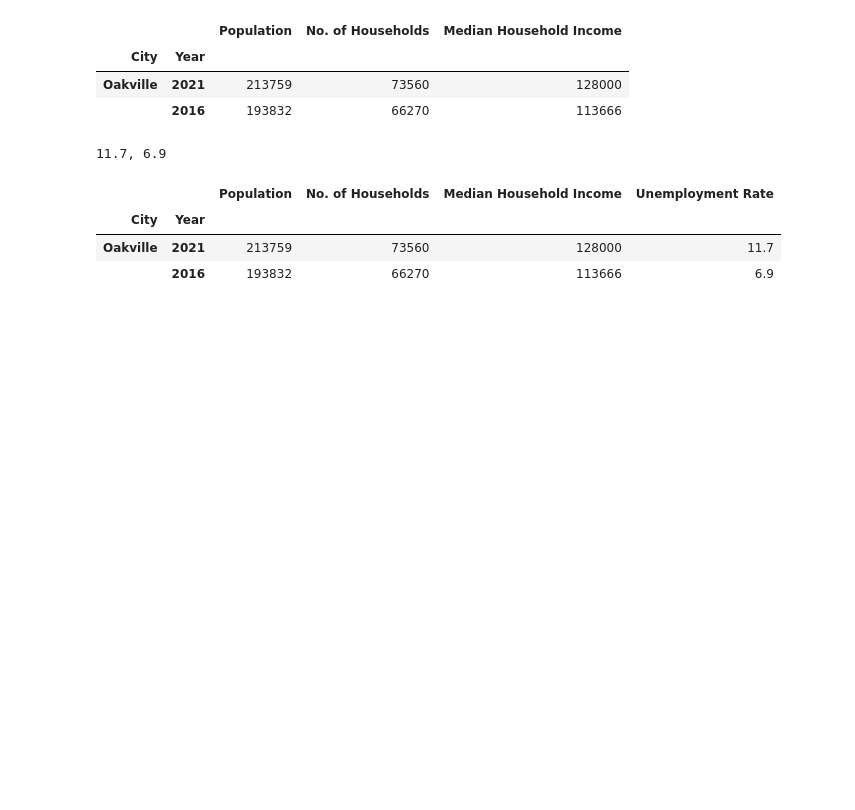
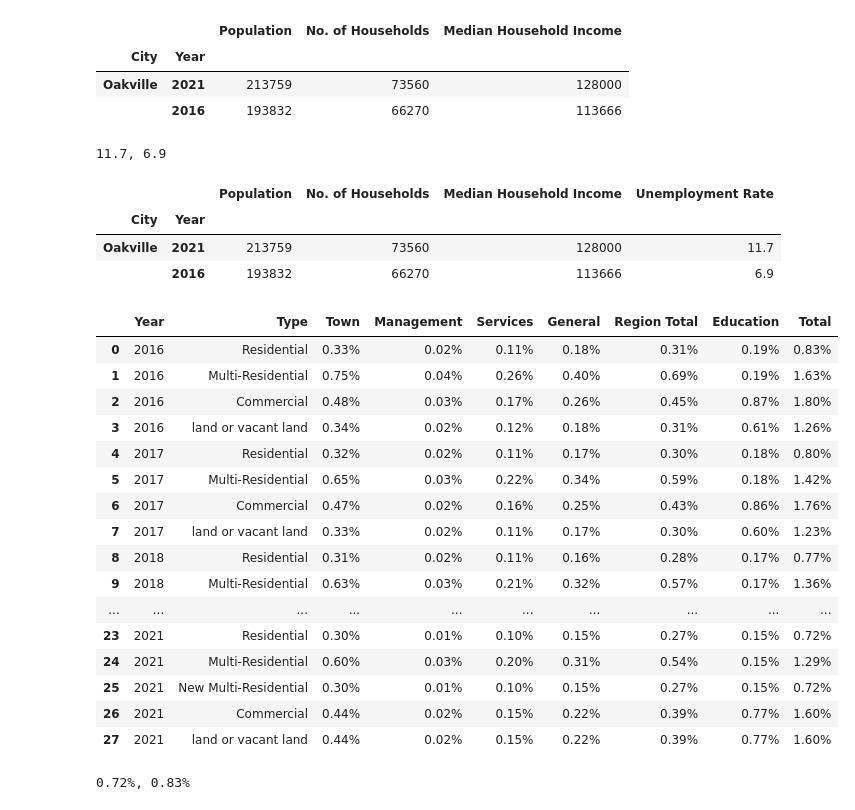
Before and after one commit to MaisieDeGraaf/oakville-housing-analysis, a Jupyter notebook: Code-Pooja/Housing.ipynb, the cells around one changed output. Saved outputs shown, nothing was run; the diff lists cells and outputs as text; code cells hidden in the pictures; blank space fills up the shorter version.

```diff
--- a/Code-Pooja/Housing.ipynb
+++ b/Code-Pooja/Housing.ipynb
@@ -119,3 +117,38 @@ Oakville_df
 | City | Year |  |  |  |  |
 | Oakville | 2021 | 213759 | 73560 | 128000 | 11.7 |
 |  | 2016 | 193832 | 66270 | 113666 | 6.9 |
+# %%
+#Property Tax Rate
+
+#Listing file path
+tax_file = Path("Resources/Oakville_tax-summary-historical-tax-rates.csv")
+
+#Read the csv file
+tax_df = pd.read_csv(tax_file, encoding = "ISO-8859-1")
+tax_df
+# %% [output]
+|  | Year | Type | Town | Management | Services | General | Region Total | Education | Total |
+| 0 | 2016 | Residential | 0.33% | 0.02% | 0.11% | 0.18% | 0.31% | 0.19% | 0.83% |
+| 1 | 2016 | Multi-Residential | 0.75% | 0.04% | 0.26% | 0.40% | 0.69% | 0.19% | 1.63% |
+| 2 | 2016 | Commercial | 0.48% | 0.03% | 0.17% | 0.26% | 0.45% | 0.87% | 1.80% |
+| 3 | 2016 | land or vacant land | 0.34% | 0.02% | 0.12% | 0.18% | 0.31% | 0.61% | 1.26% |
+| 4 | 2017 | Residential | 0.32% | 0.02% | 0.11% | 0.17% | 0.30% | 0.18% | 0.80% |
+| 5 | 2017 | Multi-Residential | 0.65% | 0.03% | 0.22% | 0.34% | 0.59% | 0.18% | 1.42% |
+| 6 | 2017 | Commercial | 0.47% | 0.02% | 0.16% | 0.25% | 0.43% | 0.86% | 1.76% |
+| 7 | 2017 | land or vacant land | 0.33% | 0.02% | 0.11% | 0.17% | 0.30% | 0.60% | 1.23% |
+| 8 | 2018 | Residential | 0.31% | 0.02% | 0.11% | 0.16% | 0.28% | 0.17% | 0.77% |
+| 9 | 2018 | Multi-Residential | 0.63% | 0.03% | 0.21% | 0.32% | 0.57% | 0.17% | 1.36% |
+| ... | ... | ... | ... | ... | ... | ... | ... | ... | ... |
+| 23 | 2021 | Residential | 0.30% | 0.01% | 0.10% | 0.15% | 0.27% | 0.15% | 0.72% |
+| 24 | 2021 | Multi-Residential | 0.60% | 0.03% | 0.20% | 0.31% | 0.54% | 0.15% | 1.29% |
+| 25 | 2021 | New Multi-Residential | 0.30% | 0.01% | 0.10% | 0.15% | 0.27% | 0.15% | 0.72% |
+| 26 | 2021 | Commercial | 0.44% | 0.02% | 0.15% | 0.22% | 0.39% | 0.77% | 1.60% |
+| 27 | 2021 | land or vacant land | 0.44% | 0.02% | 0.15% | 0.22% | 0.39% | 0.77% | 1.60% |
+# %%
+oakville_tax_2021 = tax_df.iloc[23]['Total']
+oakville_tax_2021
+oakville_tax_2016 = tax_df.iloc[0]['Total']
+oakville_tax_2016
+print(f"{oakville_tax_2021}, {oakville_tax_2016}")
+# %% [output]
+0.72%, 0.83%
```
Also changed, not shown: parts of 2 cells of this notebook, 2 other files.
